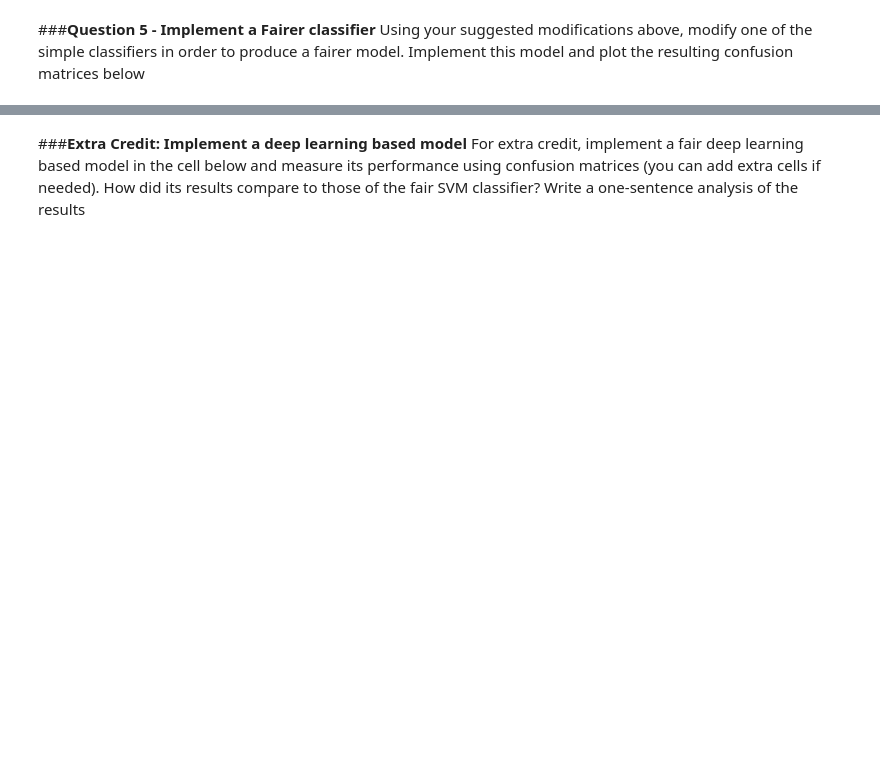
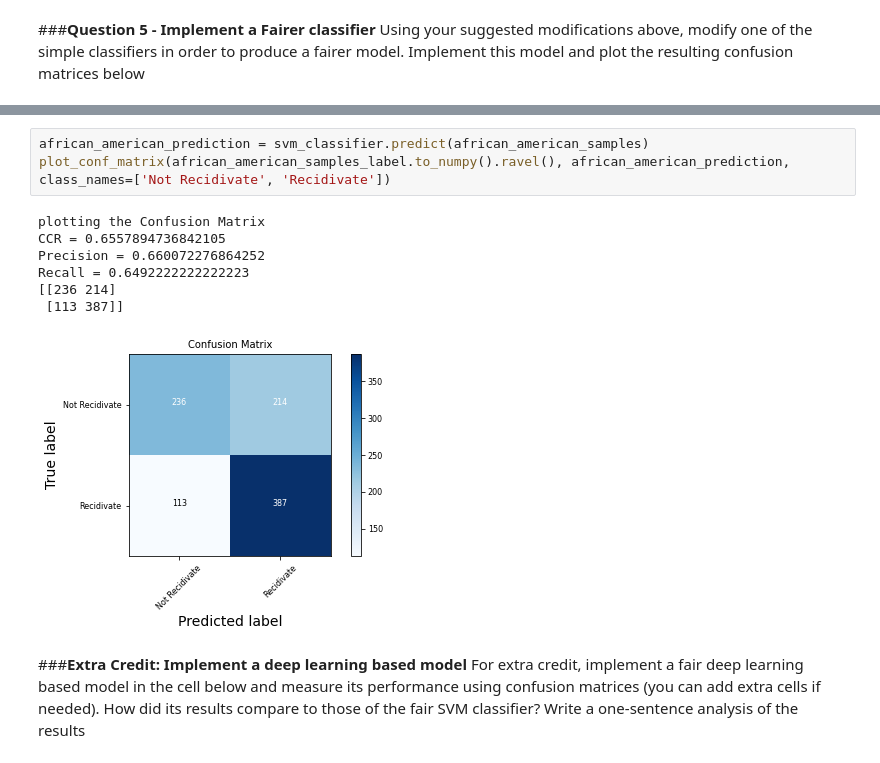
Before and after one commit to mkdatz/AI_Ethics, a Jupyter notebook: Homework1.ipynb, the cells around one changed output, grey strips where cells are left out. Cells and saved outputs as stored; diff of their text form; blank space fills up the shorter version.

```diff
--- a/Homework1.ipynb
+++ b/Homework1.ipynb
@@ -871,3 +977,14 @@ Using your suggested modifications above, modify one of the simple classifiers i
+# %%
+african_american_prediction = svm_classifier.predict(african_american_samples)
+plot_conf_matrix(african_american_samples_label.to_numpy().ravel(), african_american_prediction, class_names=['Not Recidivate', 'Recidivate'])
+# %% [output]
+plotting the Confusion Matrix
+CCR = 0.6557894736842105
+Precision = 0.660072276864252
+Recall = 0.6492222222222223
+[[236 214]
+ [113 387]]
+[figure, added]
 # %% [markdown]
 ###**Extra Credit: Implement a deep learning based model**
 For extra credit, implement a fair deep learning based model in the cell below and measure its performance using confusion matrices (you can add extra cells if needed). How did its results compare to those of the fair SVM classifier? Write a one-sentence analysis of the results
```
Also changed, not shown: parts of 14 cells of this notebook.
